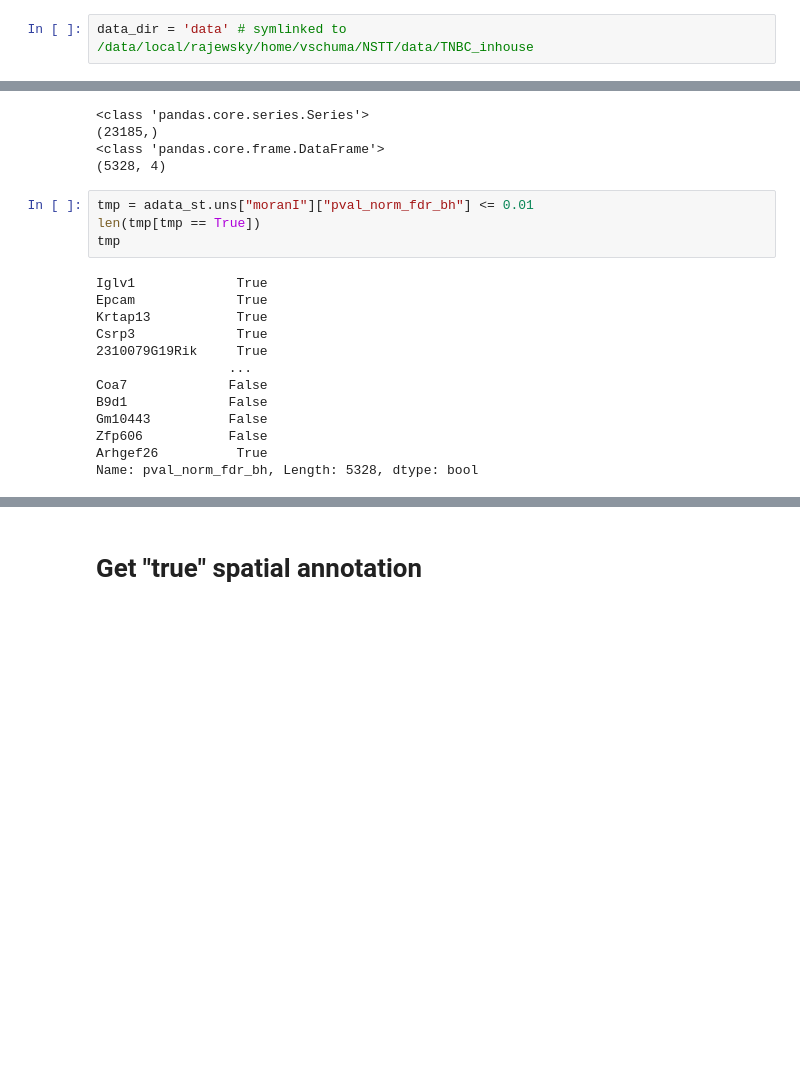
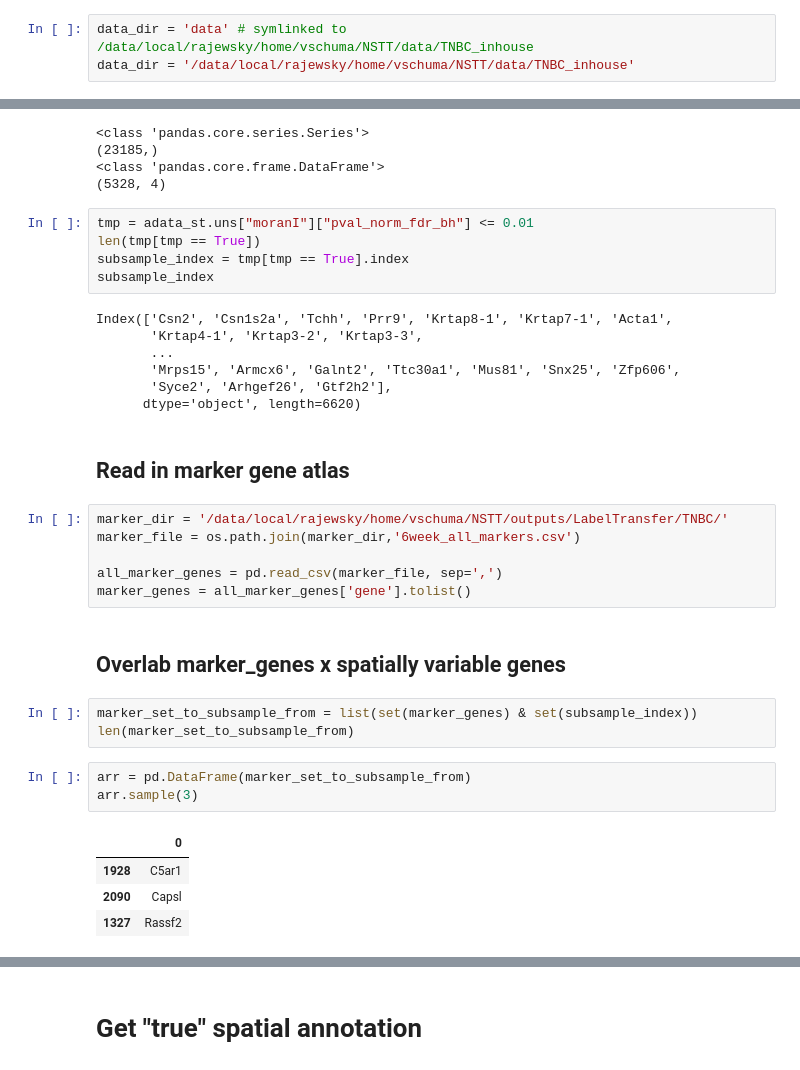
Before and after one commit to vfschumann/novosparc, a Jupyter notebook: Vic/development/metadata_transfer_TNBC_spatialdata.ipynb, the cells around one changed output, grey strips where cells are left out. Saved outputs shown, nothing was run; the diff lists cells and outputs as text; blank space fills up the shorter version.

```diff
--- a/Vic/development/metadata_transfer_TNBC_spatialdata.ipynb
+++ b/Vic/development/metadata_transfer_TNBC_spatialdata.ipynb
@@ -51,6 +58,7 @@ I created a symlink within my own directory:
 `/data/local/rajewsky/home/vschuma/NSTT/data/TNBC`
 # %%
 data_dir = 'data' # symlinked to /data/local/rajewsky/home/vschuma/NSTT/data/TNBC_inhouse
+data_dir = '/data/local/rajewsky/home/vschuma/NSTT/data/TNBC_inhouse'
 # %% [markdown]
 # Spatial data
 
@@ -191,20 +199,36 @@ print(adata_st.uns['moranI'].shape)
 # %%
 tmp = adata_st.uns["moranI"]["pval_norm_fdr_bh"] <= 0.01
 len(tmp[tmp == True])
-tmp
+subsample_index = tmp[tmp == True].index
+subsample_index
 # %% [output]
-Iglv1             True
-Epcam             True
-Krtap13           True
-Csrp3             True
-2310079G19Rik     True
-                 ...
-Coa7             False
-B9d1             False
-Gm10443          False
-Zfp606           False
-Arhgef26          True
-Name: pval_norm_fdr_bh, Length: 5328, dtype: bool
+Index(['Csn2', 'Csn1s2a', 'Tchh', 'Prr9', 'Krtap8-1', 'Krtap7-1', 'Acta1',
+       'Krtap4-1', 'Krtap3-2', 'Krtap3-3',
+       ...
+       'Mrps15', 'Armcx6', 'Galnt2', 'Ttc30a1', 'Mus81', 'Snx25', 'Zfp606',
+       'Syce2', 'Arhgef26', 'Gtf2h2'],
+      dtype='object', length=6620)
+# %% [markdown]
+## Read in marker gene atlas
+# %%
+marker_dir = '/data/local/rajewsky/home/vschuma/NSTT/outputs/LabelTransfer/TNBC/'
+marker_file = os.path.join(marker_dir,'6week_all_markers.csv')
+
+all_marker_genes = pd.read_csv(marker_file, sep=',')
+marker_genes = all_marker_genes['gene'].tolist()
+# %% [markdown]
+## Overlab marker_genes  x spatially variable genes
+# %%
+marker_set_to_subsample_from = list(set(marker_genes) & set(subsample_index))
+len(marker_set_to_subsample_from)
+# %%
+arr = pd.DataFrame(marker_set_to_subsample_from)
+arr.sample(3)
+# %% [output]
+|  | 0 |
+| 1928 | C5ar1 |
+| 2090 | Capsl |
+| 1327 | Rassf2 |
 # %%
 # Fixme: This script has a small bug that adds an additional column without a gene name. Causing troubles when reading in later
 # The bug is actually that the first column get's the index values and then everything get's shifted - so the
```
Also changed, not shown: parts of 8 cells of this notebook.
